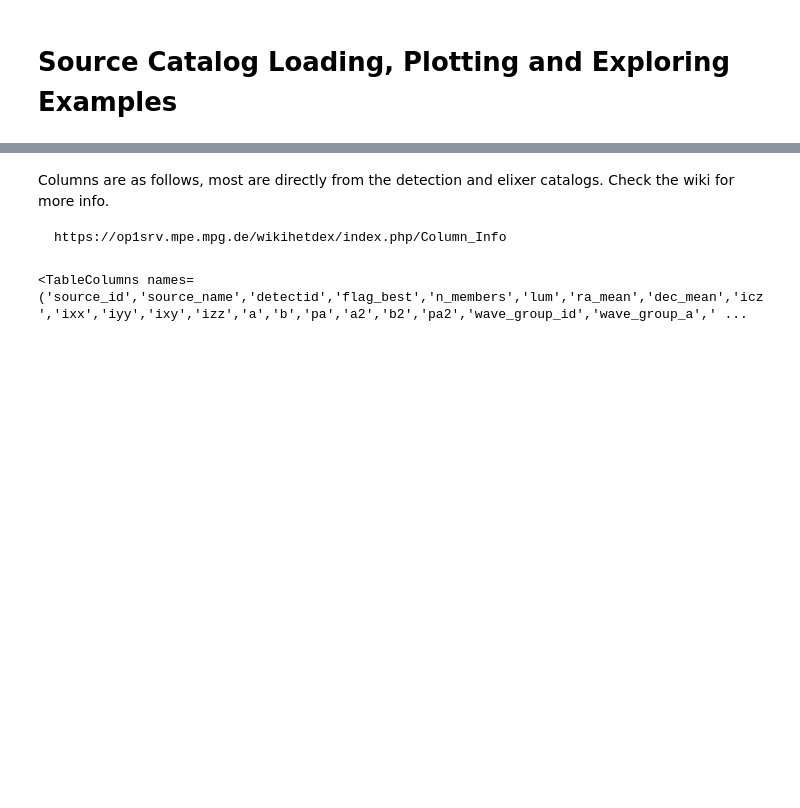
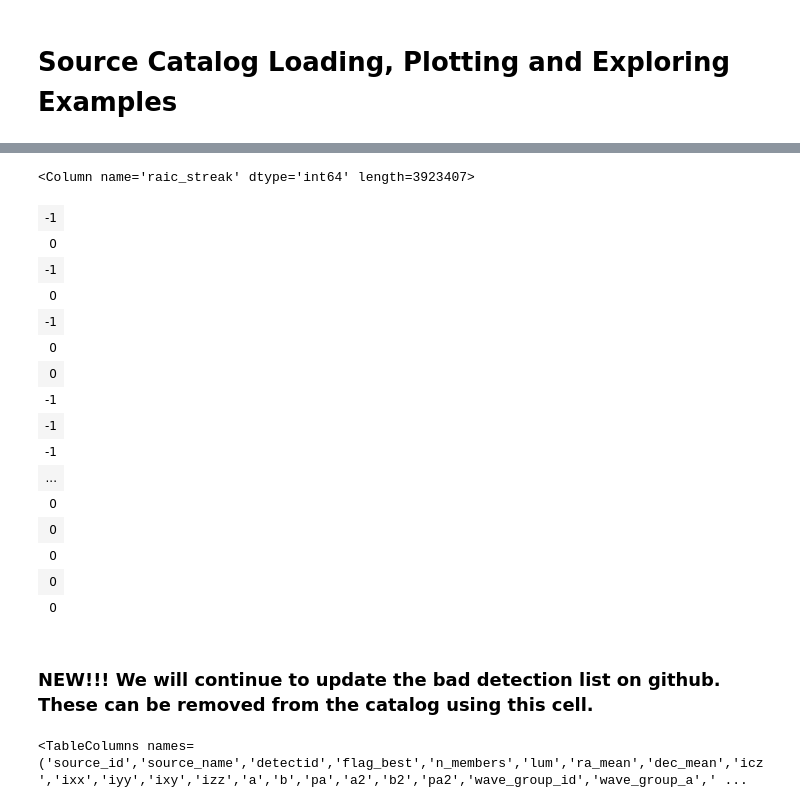
Before and after one commit to HETDEX/hetdex_api, a Jupyter notebook: notebooks/SourceCatalog.ipynb, the cells around one changed output, grey strips where cells are left out. Saved outputs shown, nothing was run; the diff lists cells and outputs as text; code cells hidden in the pictures; blank space fills up the shorter version.

```diff
--- a/notebooks/SourceCatalog.ipynb
+++ b/notebooks/SourceCatalog.ipynb
@@ -30 +61,23 @@ Source catalog was found at /work/05350/ecooper/stampede2/hdr4/catalogs/source_c
+# %%
+source_table['raic_streak'].filled(1)
+# %% [output]
+<Column name='raic_streak' dtype='int64' length=3923407>
+| -1 |
+| 0 |
+| -1 |
+| 0 |
+| -1 |
+| 0 |
+| 0 |
+| -1 |
+| -1 |
+| -1 |
+| ... |
+| 0 |
+| 0 |
+| 0 |
+| 0 |
+| 0 |
+# %% [markdown]
+### NEW!!! We will continue to update the bad detection list on github. These can be removed from the catalog using this cell.
 # %%
@@ -47,10 +96,6 @@ if update_baddets:
         if source_table['flag_baddet'][sel_det] == 1:
             source_table['flag_baddet'][sel_det] = 0
             source_table['flag_best'][sel_det] = 0
-# %% [markdown]
-Columns are as follows, most are directly from the detection and elixer catalogs. Check the wiki for more info.
-
-    https://op1srv.mpe.mpg.de/wikihetdex/index.php/Column_Info
 # %%
 source_table.columns
 # %% [output]
```
Also changed, not shown: parts of 10 cells of this notebook.
